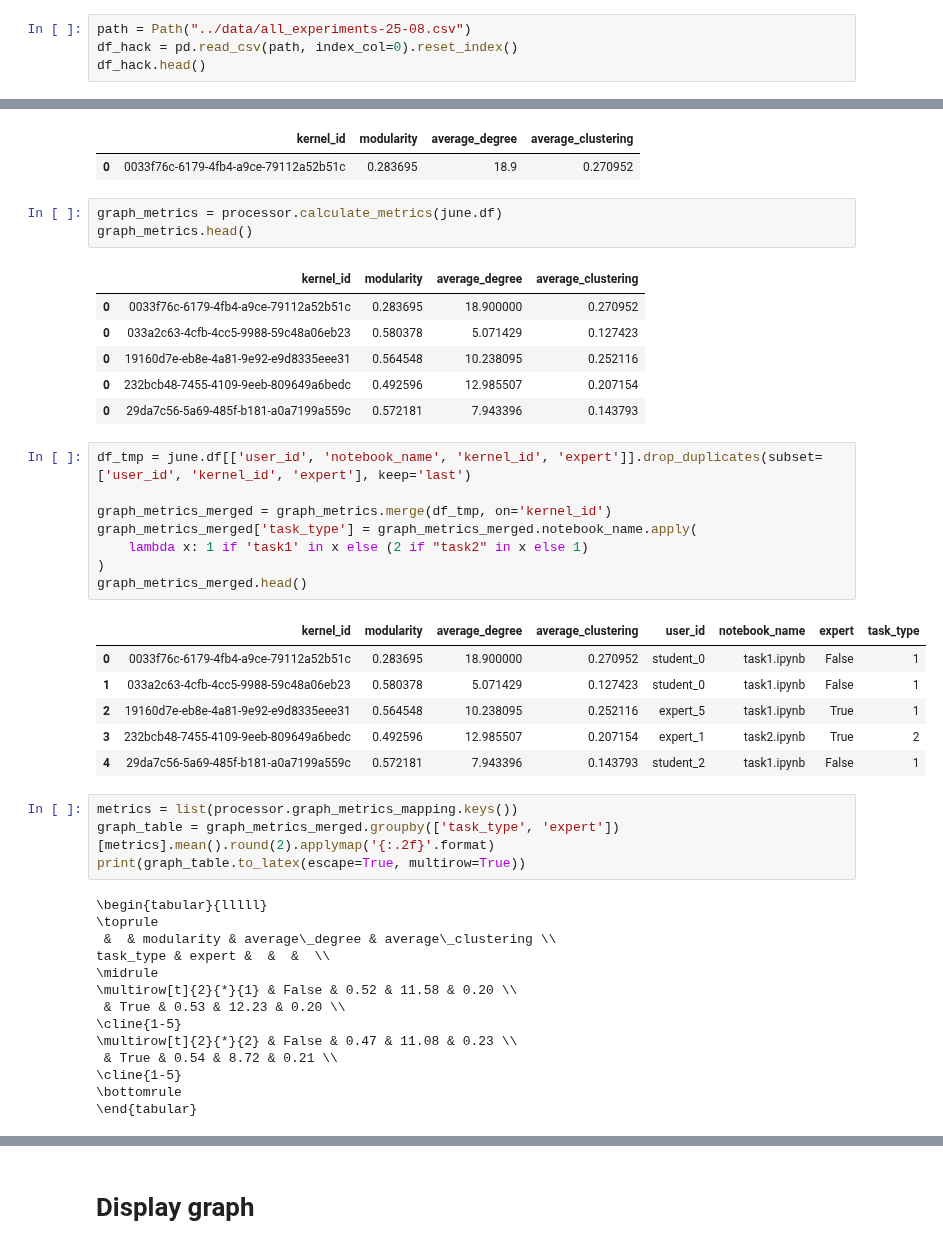
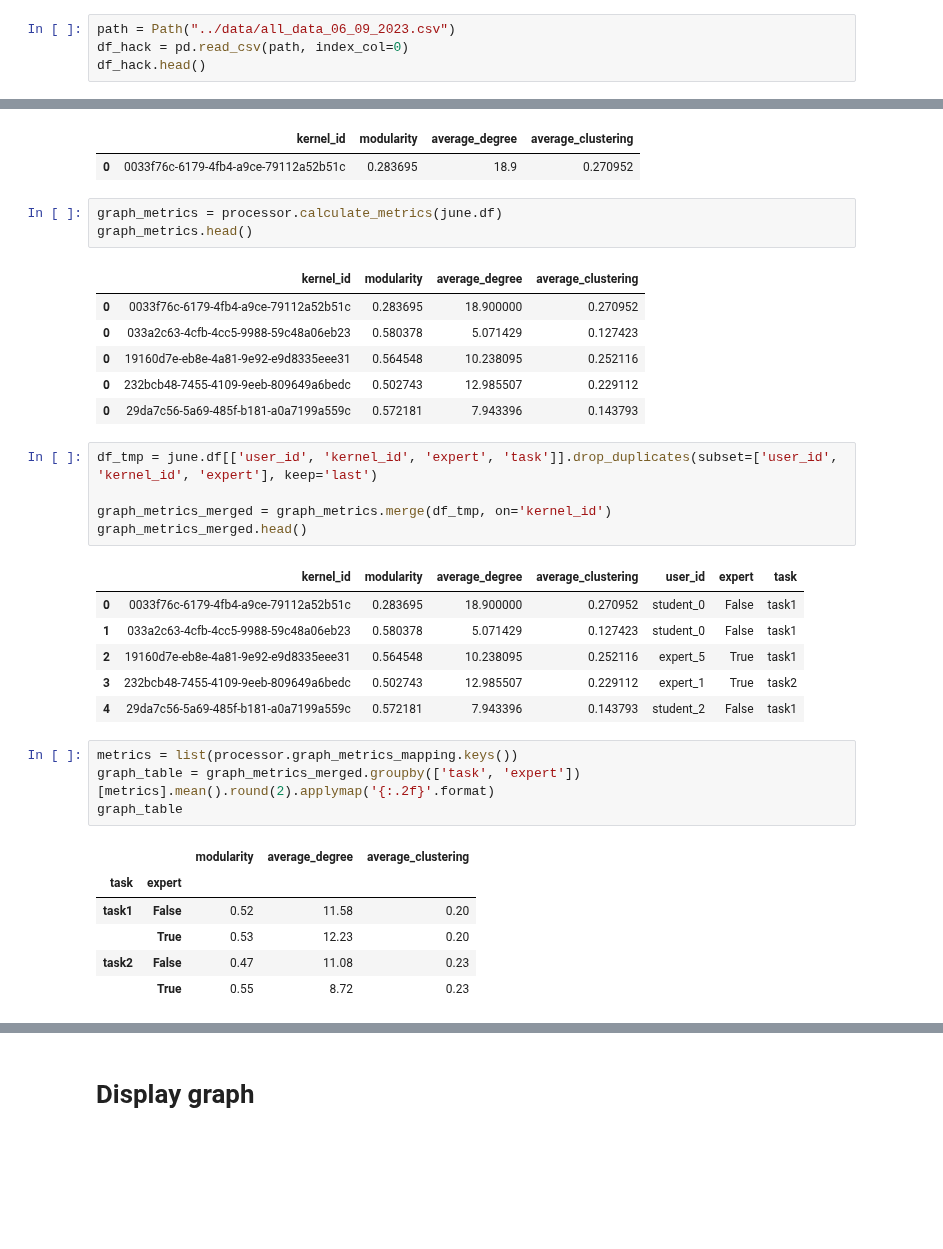
Before and after one commit to konstantgr/jupyter-logs-analysis, a Jupyter notebook: analysis/03-graph-analysis.ipynb, the cells around one changed output, grey strips where cells are left out. Drawn from its saved outputs; the diff is of its cells as text; blank space fills up the shorter version.

```diff
--- a/analysis/03-graph-analysis.ipynb
+++ b/analysis/03-graph-analysis.ipynb
@@ -16,7 +16,7 @@ The autoreload extension is already loaded. To reload it, use:
 # %% [markdown]
 # Read Data
 # %%
-path = Path("../data/all_experiments-25-08.csv")
-df_hack = pd.read_csv(path, index_col=0).reset_index()
+path = Path("../data/all_data_06_09_2023.csv")
+df_hack = pd.read_csv(path, index_col=0)
 df_hack.head()
 # %% [output]
@@ -67,38 +68,28 @@ graph_metrics.head()
 | 0 | 0033f76c-6179-4fb4-a9ce-79112a52b51c | 0.283695 | 18.900000 | 0.270952 |
 | 0 | 033a2c63-4cfb-4cc5-9988-59c48a06eb23 | 0.580378 | 5.071429 | 0.127423 |
 | 0 | 19160d7e-eb8e-4a81-9e92-e9d8335eee31 | 0.564548 | 10.238095 | 0.252116 |
-| 0 | 232bcb48-7455-4109-9eeb-809649a6bedc | 0.492596 | 12.985507 | 0.207154 |
+| 0 | 232bcb48-7455-4109-9eeb-809649a6bedc | 0.502743 | 12.985507 | 0.229112 |
 | 0 | 29da7c56-5a69-485f-b181-a0a7199a559c | 0.572181 | 7.943396 | 0.143793 |
 # %%
-df_tmp = june.df[['user_id', 'notebook_name', 'kernel_id', 'expert']].drop_duplicates(subset=['user_id', 'kernel_id', 'expert'], keep='last')
+df_tmp = june.df[['user_id', 'kernel_id', 'expert', 'task']].drop_duplicates(subset=['user_id', 'kernel_id', 'expert'], keep='last')
 
 graph_metrics_merged = graph_metrics.merge(df_tmp, on='kernel_id')
-graph_metrics_merged['task_type'] = graph_metrics_merged.notebook_name.apply(
-    lambda x: 1 if 'task1' in x else (2 if "task2" in x else 1)
-)
 graph_metrics_merged.head()
 # %% [output]
-|  | kernel_id | modularity | average_degree | average_clustering | user_id | notebook_name | expert | task_type |
-| 0 | 0033f76c-6179-4fb4-a9ce-79112a52b51c | 0.283695 | 18.900000 | 0.270952 | student_0 | task1.ipynb | False | 1 |
-| 1 | 033a2c63-4cfb-4cc5-9988-59c48a06eb23 | 0.580378 | 5.071429 | 0.127423 | student_0 | task1.ipynb | False | 1 |
-| 2 | 19160d7e-eb8e-4a81-9e92-e9d8335eee31 | 0.564548 | 10.238095 | 0.252116 | expert_5 | task1.ipynb | True | 1 |
-| 3 | 232bcb48-7455-4109-9eeb-809649a6bedc | 0.492596 | 12.985507 | 0.207154 | expert_1 | task2.ipynb | True | 2 |
-| 4 | 29da7c56-5a69-485f-b181-a0a7199a559c | 0.572181 | 7.943396 | 0.143793 | student_2 | task1.ipynb | False | 1 |
+|  | kernel_id | modularity | average_degree | average_clustering | user_id | expert | task |
+| 0 | 0033f76c-6179-4fb4-a9ce-79112a52b51c | 0.283695 | 18.900000 | 0.270952 | student_0 | False | task1 |
+| 1 | 033a2c63-4cfb-4cc5-9988-59c48a06eb23 | 0.580378 | 5.071429 | 0.127423 | student_0 | False | task1 |
+| 2 | 19160d7e-eb8e-4a81-9e92-e9d8335eee31 | 0.564548 | 10.238095 | 0.252116 | expert_5 | True | task1 |
+| 3 | 232bcb48-7455-4109-9eeb-809649a6bedc | 0.502743 | 12.985507 | 0.229112 | expert_1 | True | task2 |
+| 4 | 29da7c56-5a69-485f-b181-a0a7199a559c | 0.572181 | 7.943396 | 0.143793 | student_2 | False | task1 |
 # %%
 metrics = list(processor.graph_metrics_mapping.keys())
-graph_table = graph_metrics_merged.groupby(['task_type', 'expert'])[metrics].mean().round(2).applymap('{:.2f}'.format)
-print(graph_table.to_latex(escape=True, multirow=True))
+graph_table = graph_metrics_merged.groupby(['task', 'expert'])[metrics].mean().round(2).applymap('{:.2f}'.format)
+graph_table
 # %% [output]
-\begin{tabular}{lllll}
-\toprule
- &  & modularity & average\_degree & average\_clustering \\
-task_type & expert &  &  &  \\
-\midrule
-\multirow[t]{2}{*}{1} & False & 0.52 & 11.58 & 0.20 \\
- & True & 0.53 & 12.23 & 0.20 \\
-\cline{1-5}
-\multirow[t]{2}{*}{2} & False & 0.47 & 11.08 & 0.23 \\
- & True & 0.54 & 8.72 & 0.21 \\
-\cline{1-5}
-\bottomrule
-\end{tabular}
+|  |  | modularity | average_degree | average_clustering |
+| task | expert |  |  |  |
+| task1 | False | 0.52 | 11.58 | 0.20 |
+|  | True | 0.53 | 12.23 | 0.20 |
+| task2 | False | 0.47 | 11.08 | 0.23 |
+|  | True | 0.55 | 8.72 | 0.23 |
```
Also changed, not shown: parts of 10 cells of this notebook, 2 other files.
